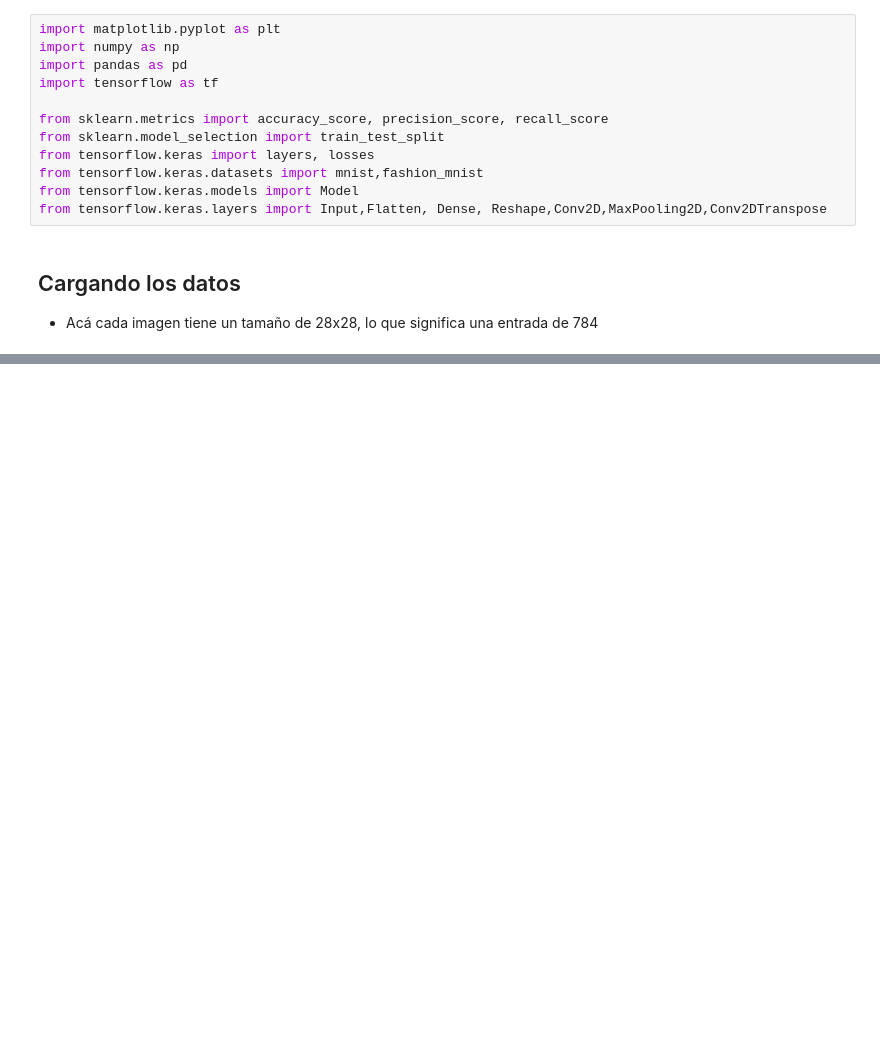
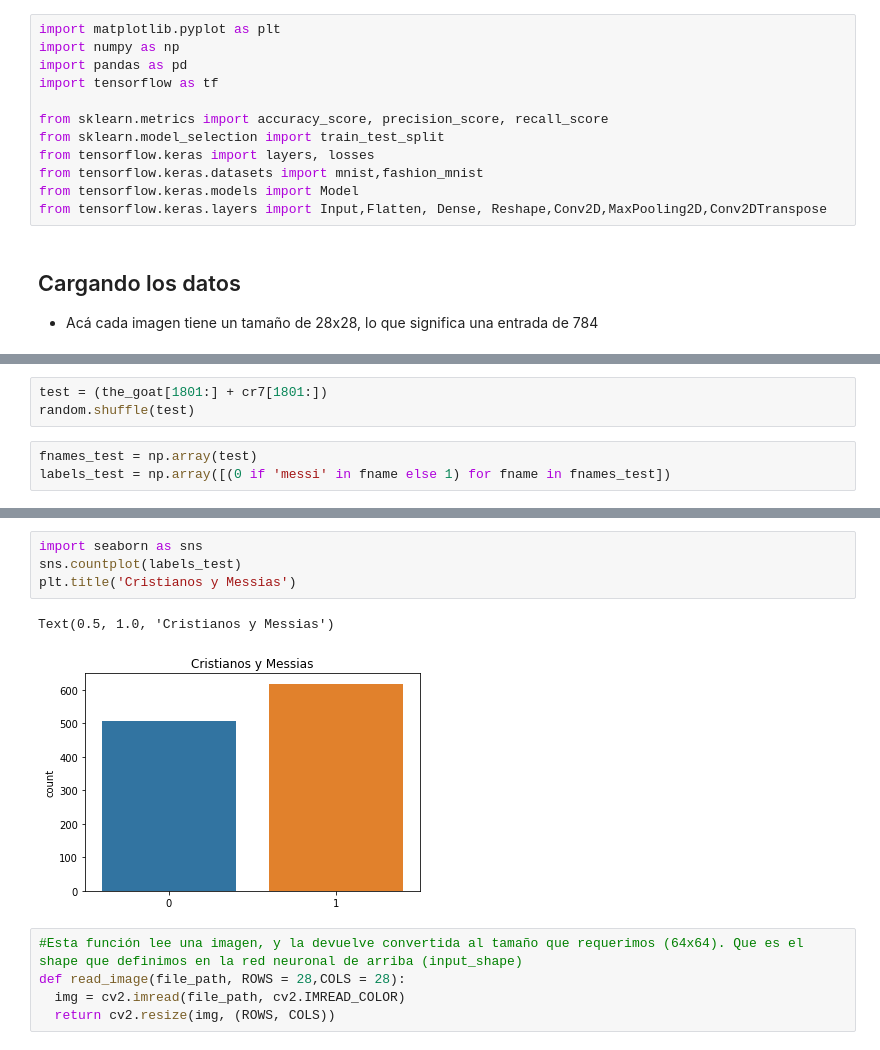
Before and after one commit to DaverArenas/DeepLearning_ImageClassification, a Jupyter notebook: Clasificacion_Imagenes_Futbol.ipynb, the cells around one changed output, grey strips where cells are left out. Cells and saved outputs as stored; diff of their text form; blank space fills up the shorter version.

Commit message:
se entrenan las primeras redes neuronales usando topologia propia

```diff
--- a/Clasificacion_Imagenes_Futbol.ipynb
+++ b/Clasificacion_Imagenes_Futbol.ipynb
@@ -437,0 +134,6 @@ Recall = 0.8955479452054794
+# %%
+test = (the_goat[1801:] + cr7[1801:])
+random.shuffle(test)
+# %%
+fnames_test = np.array(test)
+labels_test = np.array([(0 if 'messi' in fname else 1) for fname in fnames_test])
@@ -437,0 +144,12 @@ Recall = 0.8955479452054794
+# %%
+import seaborn as sns
+sns.countplot(labels_test)
+plt.title('Cristianos y Messias')
+# %% [output]
+Text(0.5, 1.0, 'Cristianos y Messias')
+[figure, added]
+# %%
+#Esta función lee una imagen, y la devuelve convertida al tamaño que requerimos (64x64). Que es el shape que definimos en la red neuronal de arriba (input_shape)
+def read_image(file_path, ROWS = 28,COLS = 28):
+  img = cv2.imread(file_path, cv2.IMREAD_COLOR)
+  return cv2.resize(img, (ROWS, COLS))
```
Also changed, not shown: parts of 131 cells of this notebook.
